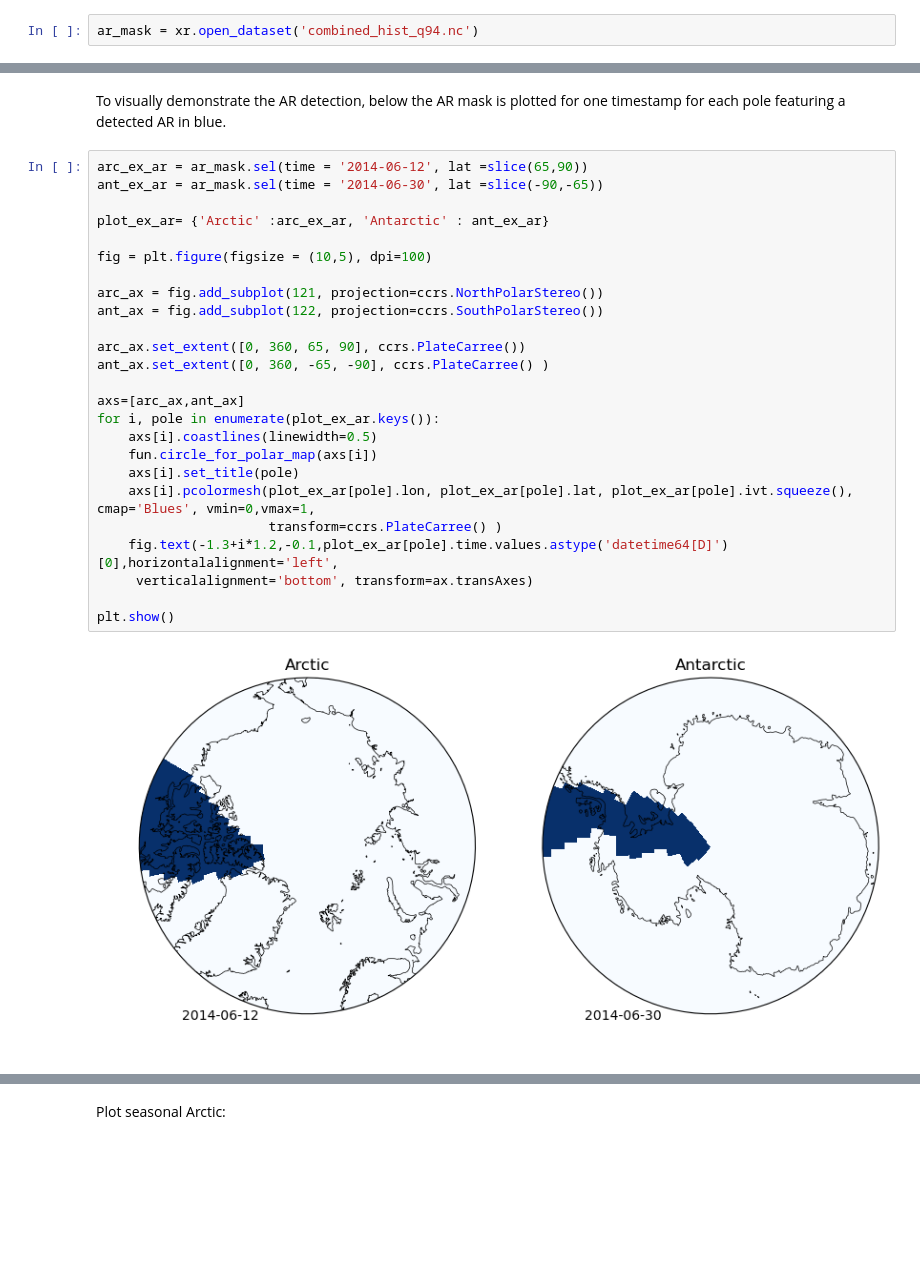
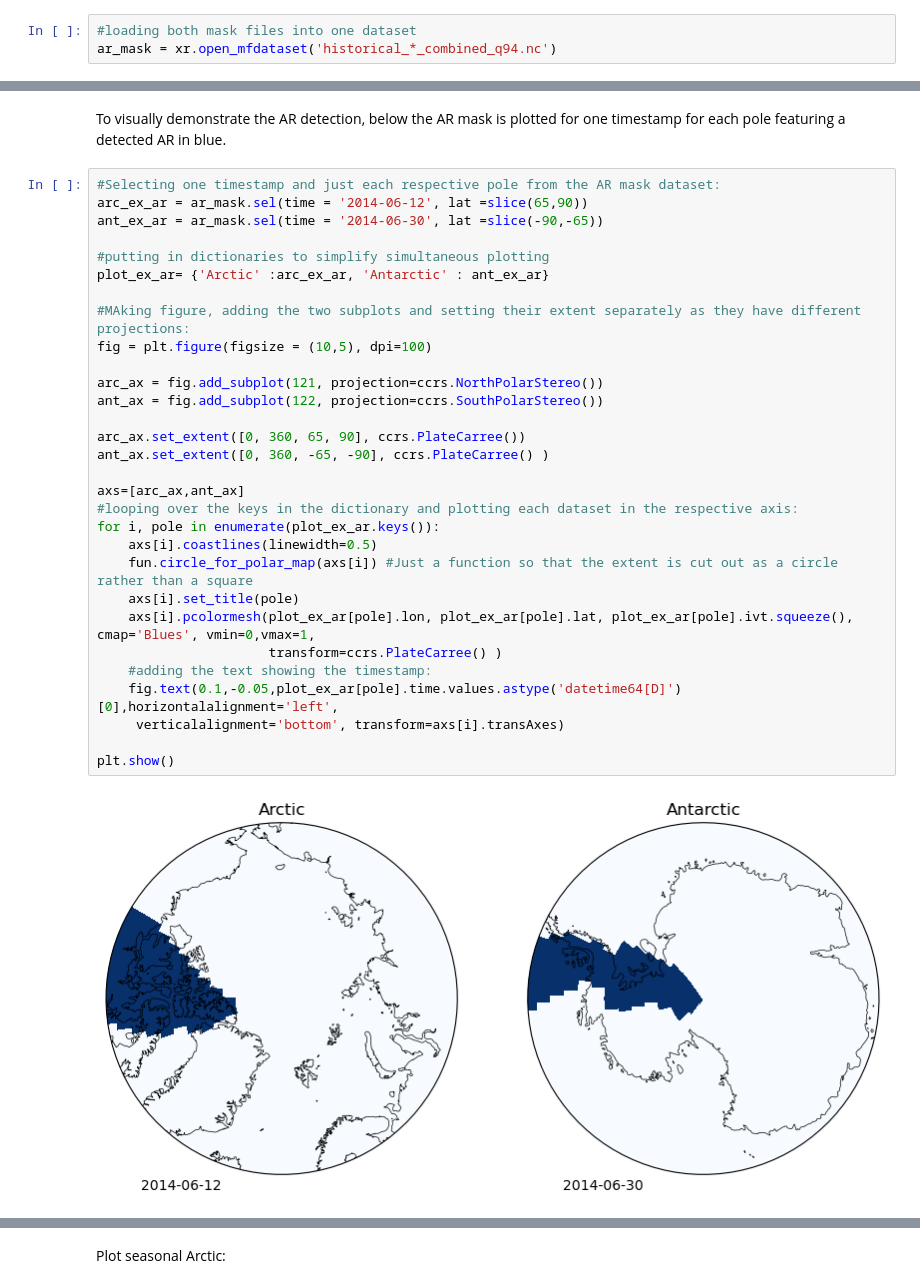
Before and after one commit to eScience-course/Tjaernoe2022-group5, a Jupyter notebook: notebooks/Julia/report_JA.ipynb, the cells around one changed output, grey strips where cells are left out. Cells and saved outputs as stored; diff of their text form; blank space fills up the shorter version.

```diff
--- a/notebooks/Julia/report_JA.ipynb
+++ b/notebooks/Julia/report_JA.ipynb
@@ -53,7 +67,8 @@ reload(fun)
 # %% [markdown]
 Loading AR mask, pre calculated as described:
 # %%
-ar_mask = xr.open_dataset('combined_hist_q94.nc')
+#loading both mask files into one dataset
+ar_mask = xr.open_mfdataset('historical_*_combined_q94.nc')
 # %% [markdown]
 Fetching AOD data from met.no:
 # %%
@@ -145,30 +163,35 @@ for lev in levs:
 # %% [markdown]
 To visually demonstrate the AR detection, below the AR mask is plotted for one timestamp for each pole featuring a detected AR in blue.
 # %%
+#Selecting one timestamp and just each respective pole from the AR mask dataset:
 arc_ex_ar = ar_mask.sel(time = '2014-06-12', lat =slice(65,90))
 ant_ex_ar = ar_mask.sel(time = '2014-06-30', lat =slice(-90,-65))
 
+#putting in dictionaries to simplify simultaneous plotting
 plot_ex_ar= {'Arctic' :arc_ex_ar, 'Antarctic' : ant_ex_ar}
 
+#MAking figure, adding the two subplots and setting their extent separately as they have different projections:
 fig = plt.figure(figsize = (10,5), dpi=100)
 
 arc_ax = fig.add_subplot(121, projection=ccrs.NorthPolarStereo())
 ant_ax = fig.add_subplot(122, projection=ccrs.SouthPolarStereo())
 
 arc_ax.set_extent([0, 360, 65, 90], ccrs.PlateCarree())
 ant_ax.set_extent([0, 360, -65, -90], ccrs.PlateCarree() )
 
 axs=[arc_ax,ant_ax]
+#looping over the keys in the dictionary and plotting each dataset in the respective axis:
 for i, pole in enumerate(plot_ex_ar.keys()):
     axs[i].coastlines(linewidth=0.5)
-    fun.circle_for_polar_map(axs[i])
+    fun.circle_for_polar_map(axs[i]) #Just a function so that the extent is cut out as a circle rather than a square
     axs[i].set_title(pole)
     axs[i].pcolormesh(plot_ex_ar[pole].lon, plot_ex_ar[pole].lat, plot_ex_ar[pole].ivt.squeeze(), cmap='Blues', vmin=0,vmax=1,
                       transform=ccrs.PlateCarree() )
-    fig.text(-1.3+i*1.2,-0.1,plot_ex_ar[pole].time.values.astype('datetime64[D]')[0],horizontalalignment='left',
-     verticalalignment='bottom', transform=ax.transAxes)
+    #adding the text showing the timestamp:
+    fig.text(0.1,-0.05,plot_ex_ar[pole].time.values.astype('datetime64[D]')[0],horizontalalignment='left',
+     verticalalignment='bottom', transform=axs[i].transAxes)
 
 plt.show()
 # %% [output]
-[figure, old version]
+[figure, new version]
 # %% [markdown]
```
Also changed, not shown: parts of 23 cells of this notebook, 4 other files.
